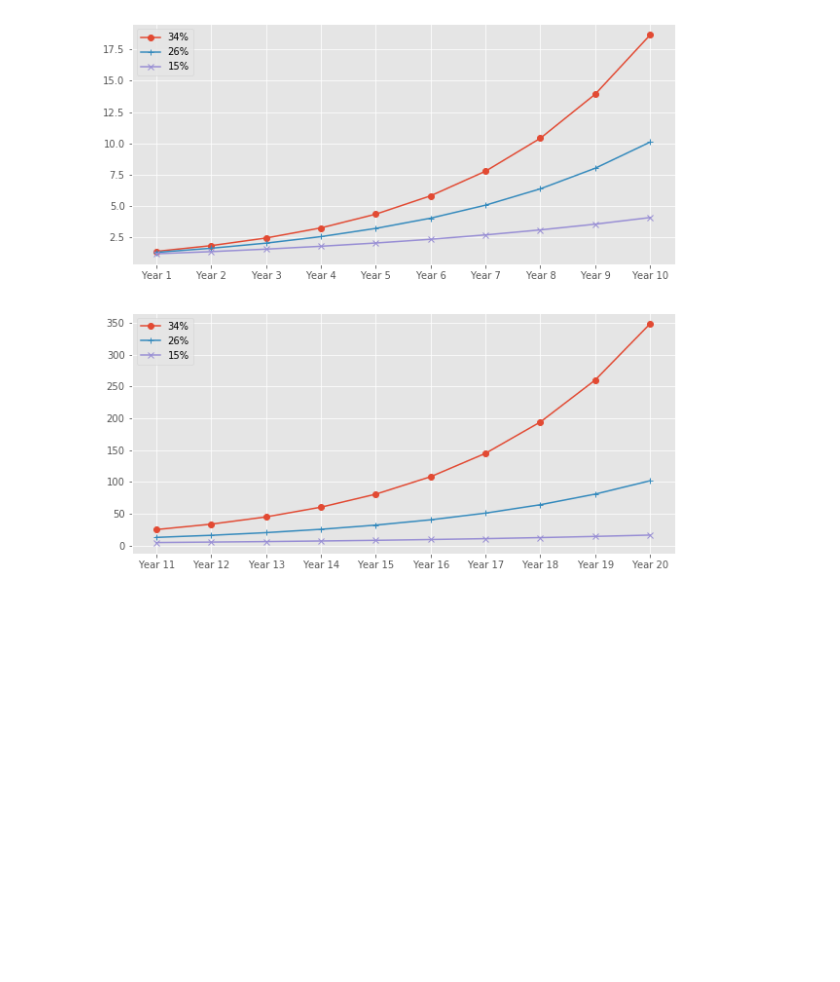
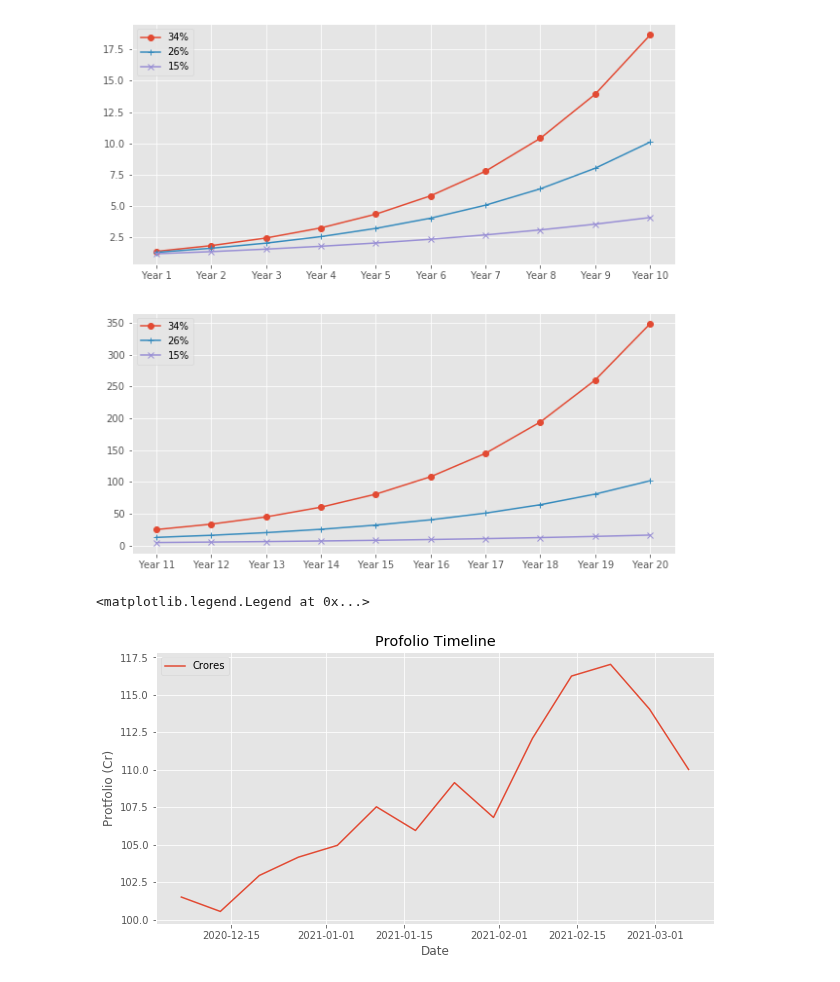
Before and after one commit to vsharma2013/en-clf, a Jupyter notebook: compounded_returns.ipynb, the cells around one changed output. Cells and saved outputs as stored; diff of their text form; code cells hidden in the pictures; blank space fills up the shorter version.

Commit message:
Portfolio timeline graph

```diff
--- a/compounded_returns.ipynb
+++ b/compounded_returns.ipynb
@@ -59,3 +54,36 @@ ax[1].legend(loc = 2)
 # %% [output]
 <matplotlib.legend.Legend at 0x...>
 [figure]
+# %%
+data="""06-Dec-20	101.51
+13-Dec-20	100.55
+20-Dec-20	102.95
+27-Dec-20	104.17
+03-Jan-21	104.96
+10-Jan-21	107.53
+17-Jan-21	105.95
+24-Jan-21	109.14
+31-Jan-21	106.82
+07-Feb-21	112.10
+14-Feb-21	116.25
+21-Feb-21	117.03
+28-Feb-21	114.04
+07-Mar-21	110.02""".split('\n')
+data = [d.split('\t') for d in data]
+data = [(datetime.strptime(d[0], '%d-%b-%y'), float(d[1])) for d in data]
+x = list()
+y = list()
+
+for a, b in data:
+    x.append(a)
+    y.append(b)
+
+fig, ax = plt.subplots(1,1,figsize=(10,5))
+ax.plot(x,y, label='Crores')
+ax.set_xlabel('Date')
+ax.set_ylabel('Protfolio (Cr)')
+ax.set_title('Profolio Timeline')
+ax.legend(loc=2)
+# %% [output]
+<matplotlib.legend.Legend at 0x...>
+[figure, added]
```
Also changed, not shown: parts of 3 cells of this notebook.
